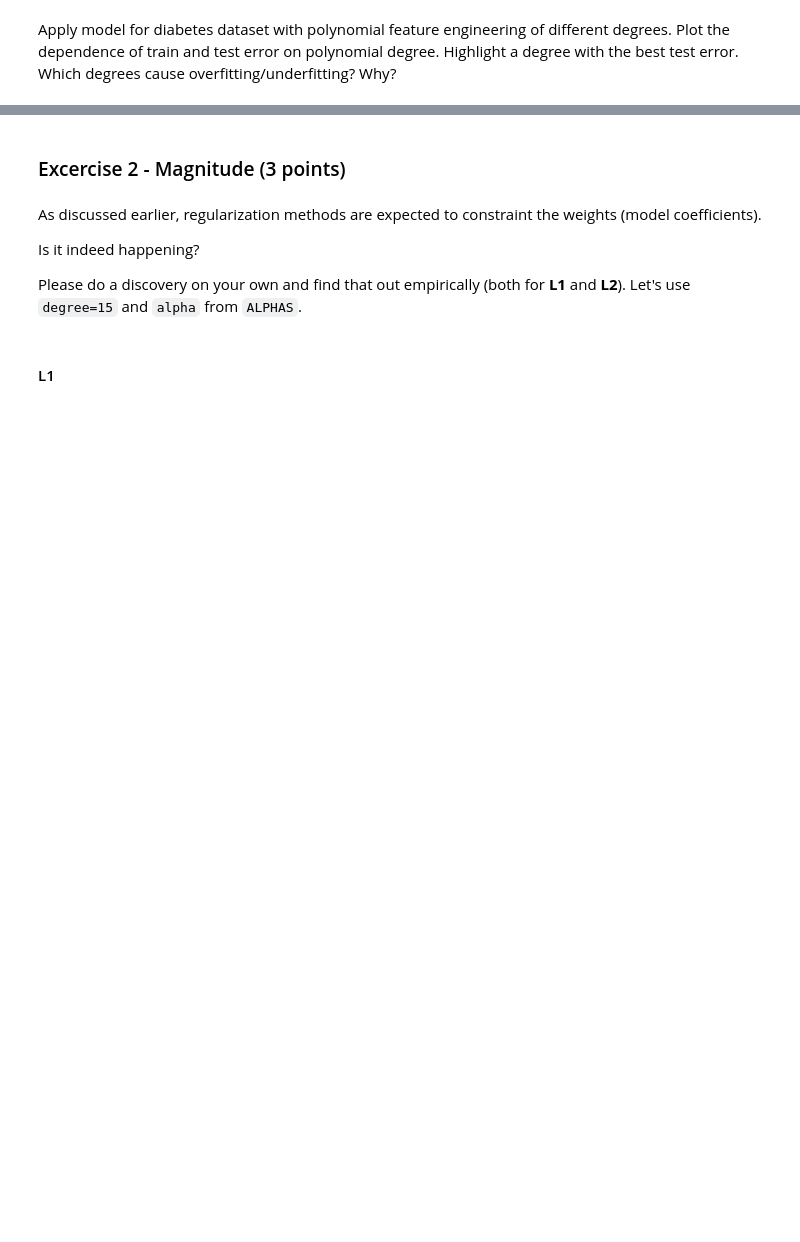
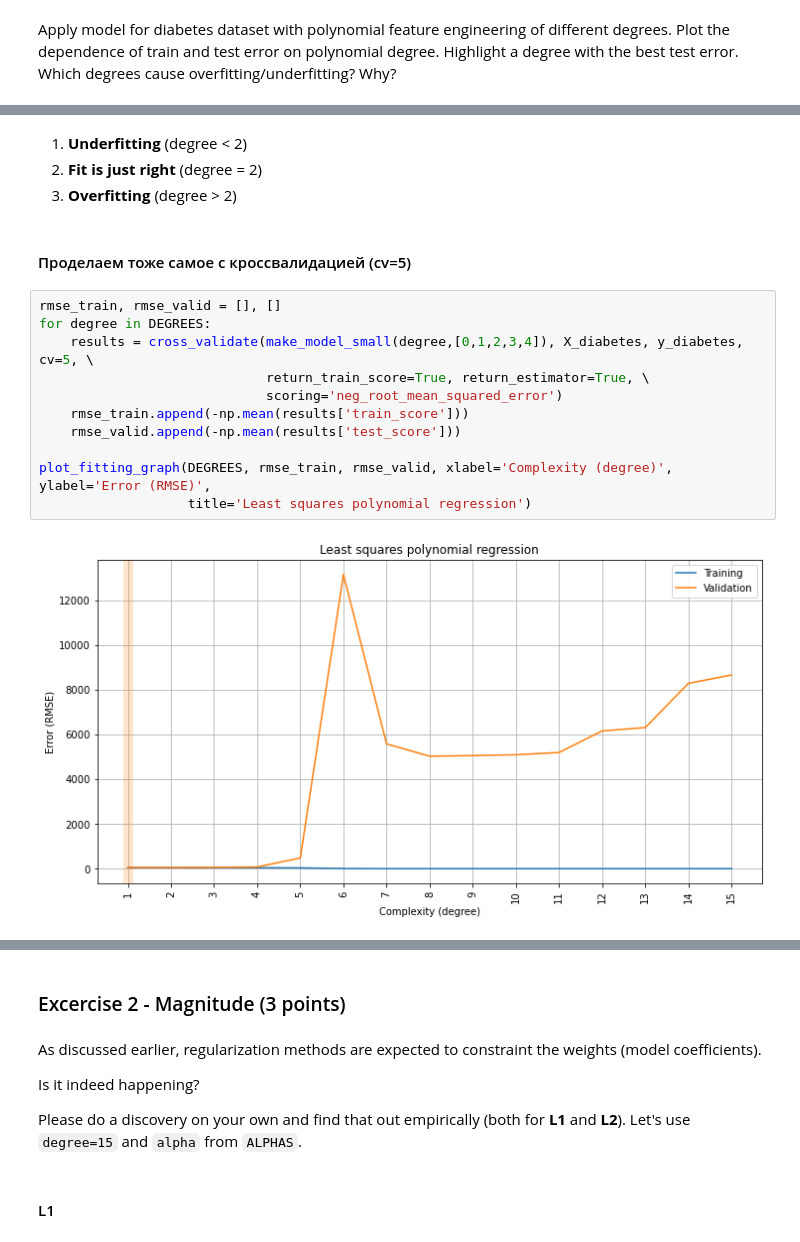
Before and after one commit to wert1999/RSschool, a Jupyter notebook: overfitting_regularization.ipynb, the cells around one changed output, grey strips where cells are left out. Saved outputs shown, nothing was run; the diff lists cells and outputs as text; blank space fills up the shorter version.

```diff
--- a/overfitting_regularization.ipynb
+++ b/overfitting_regularization.ipynb
@@ -386,0 +447,19 @@ plot_fitting_graph(DEGREES, rmse_train, rmse_valid, xlabel='Complexity (degree)'
+# %% [markdown]
+1. **Underfitting** (degree < 2)
+2. **Fit is just right** (degree = 2)
+3. **Overfitting** (degree > 2)
+# %% [markdown]
+#### Проделаем тоже самое с кроссвалидацией (cv=5)
+# %%
+rmse_train, rmse_valid = [], []
+for degree in DEGREES:
+    results = cross_validate(make_model_small(degree,[0,1,2,3,4]), X_diabetes, y_diabetes, cv=5, \
+                             return_train_score=True, return_estimator=True, \
+                             scoring='neg_root_mean_squared_error')
+    rmse_train.append(-np.mean(results['train_score']))
+    rmse_valid.append(-np.mean(results['test_score']))
+
+plot_fitting_graph(DEGREES, rmse_train, rmse_valid, xlabel='Complexity (degree)', ylabel='Error (RMSE)',
+                   title='Least squares polynomial regression')
+# %% [output]
+[figure, added]
```
Also changed, not shown: parts of 58 cells of this notebook.
